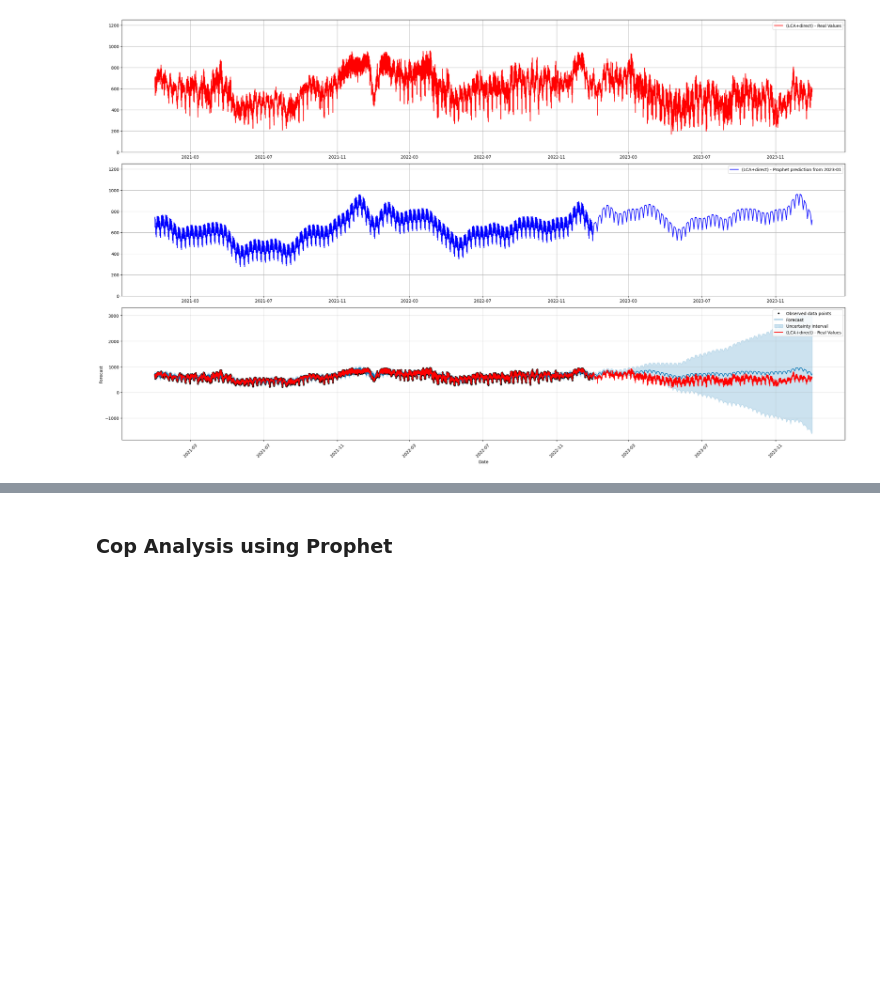
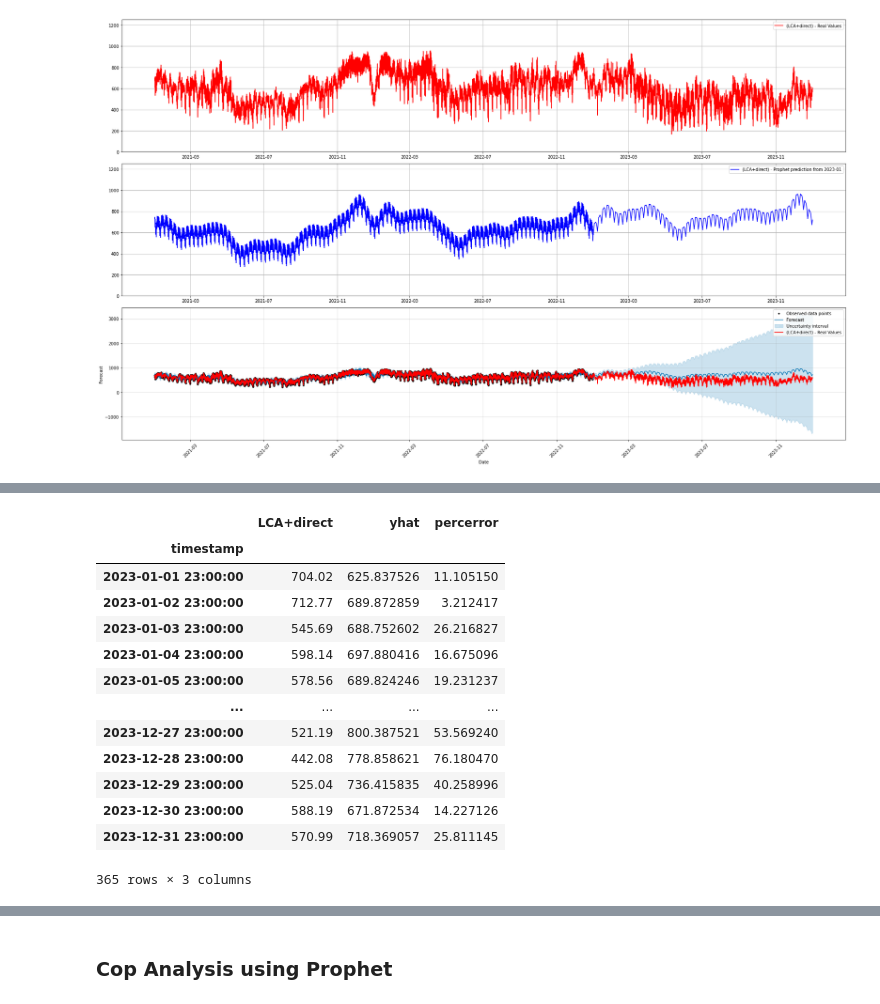
Before and after one commit to LSquarzoni/GreenTeam, a Jupyter notebook: Prophet_sandbox.ipynb, the cells around one changed output, grey strips where cells are left out. Drawn from its saved outputs; the diff is of its cells as text; code cells hidden in the pictures; blank space fills up the shorter version.

```diff
--- a/Prophet_sandbox.ipynb
+++ b/Prophet_sandbox.ipynb
@@ -282,0 +298,19 @@ plt.show()  # Display the figure
+# %%
+dataset_zoom['percerror'] = (abs(dataset_zoom['yhat']-dataset_zoom['LCA+direct'])/dataset_zoom['LCA+direct'])*100
+dataset_zoom = dataset_zoom.set_index('timestamp')
+dataset_zoom
+# %% [output]
+|  | LCA+direct | yhat | percerror |
+| timestamp |  |  |  |
+| 2023-01-01 23:00:00 | 704.02 | 625.837526 | 11.105150 |
+| 2023-01-02 23:00:00 | 712.77 | 689.872859 | 3.212417 |
+| 2023-01-03 23:00:00 | 545.69 | 688.752602 | 26.216827 |
+| 2023-01-04 23:00:00 | 598.14 | 697.880416 | 16.675096 |
+| 2023-01-05 23:00:00 | 578.56 | 689.824246 | 19.231237 |
+| ... | ... | ... | ... |
+| 2023-12-27 23:00:00 | 521.19 | 800.387521 | 53.569240 |
+| 2023-12-28 23:00:00 | 442.08 | 778.858621 | 76.180470 |
+| 2023-12-29 23:00:00 | 525.04 | 736.415835 | 40.258996 |
+| 2023-12-30 23:00:00 | 588.19 | 671.872534 | 14.227126 |
+| 2023-12-31 23:00:00 | 570.99 | 718.369057 | 25.811145 |
+365 rows × 3 columns
```
Also changed, not shown: parts of 10 cells of this notebook.
